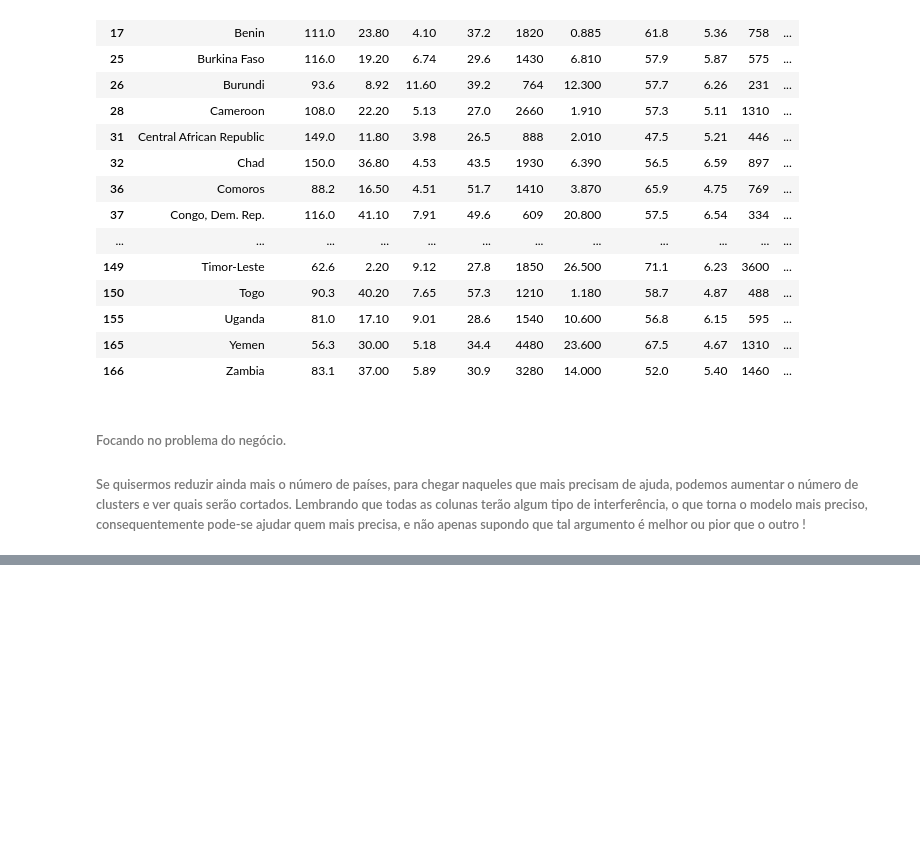
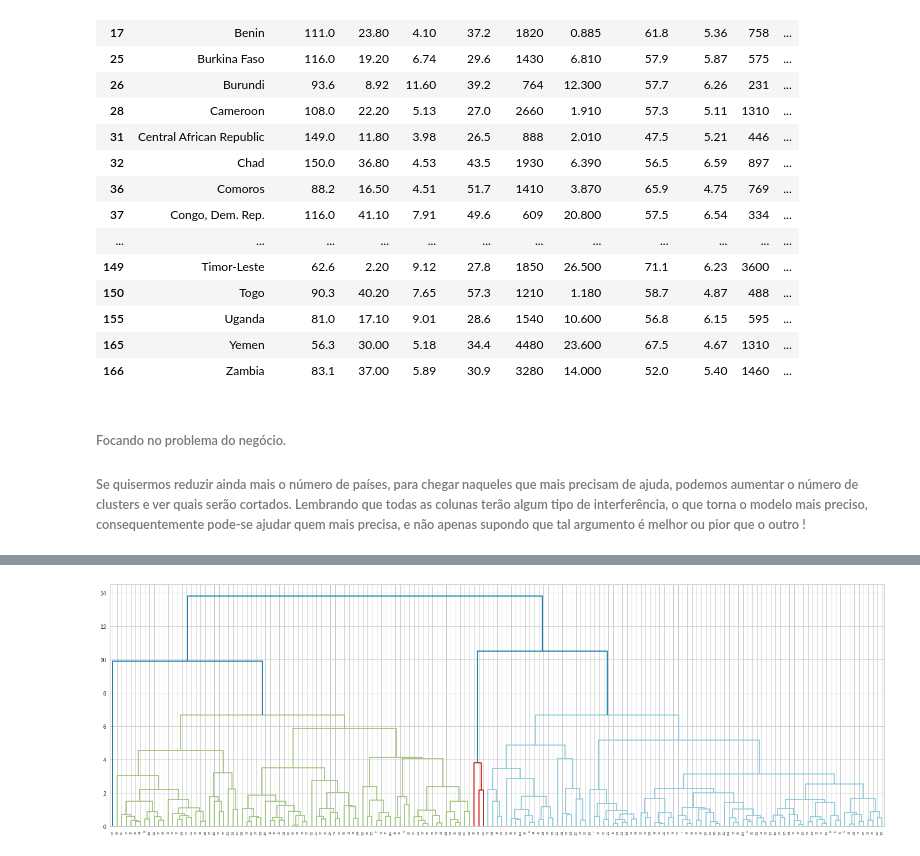
Before and after one commit to Pedro4010/Clusterizacao, a Jupyter notebook: Clusterizacaoo2.ipynb, the cells around one changed output, grey strips where cells are left out. Saved outputs shown, nothing was run; the diff lists cells and outputs as text; code cells hidden in the pictures; blank space fills up the shorter version.

```diff
--- a/Clusterizacaoo2.ipynb
+++ b/Clusterizacaoo2.ipynb
@@ -514,0 +535,7 @@ df[df['Cluster']==0]
+# %%
+# Nesse método, os dados se distanciam de quem está longe. complete
+plt.figure(figsize=(25,8))
+dend = sch.dendrogram(sch.linkage(countries_pca, method='complete'))
+plt.show()
+# %% [output]
+[figure, added]
```
Also changed, not shown: parts of 4 cells of this notebook.
